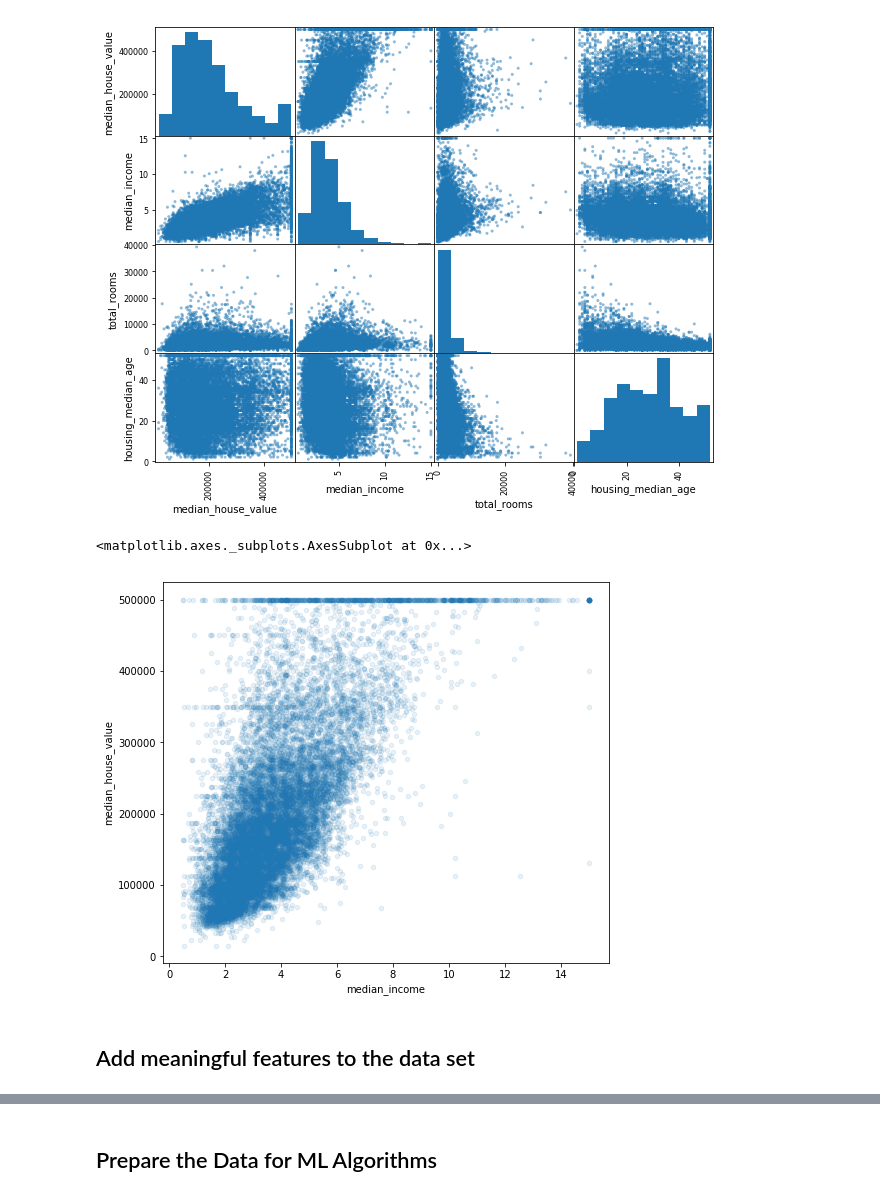
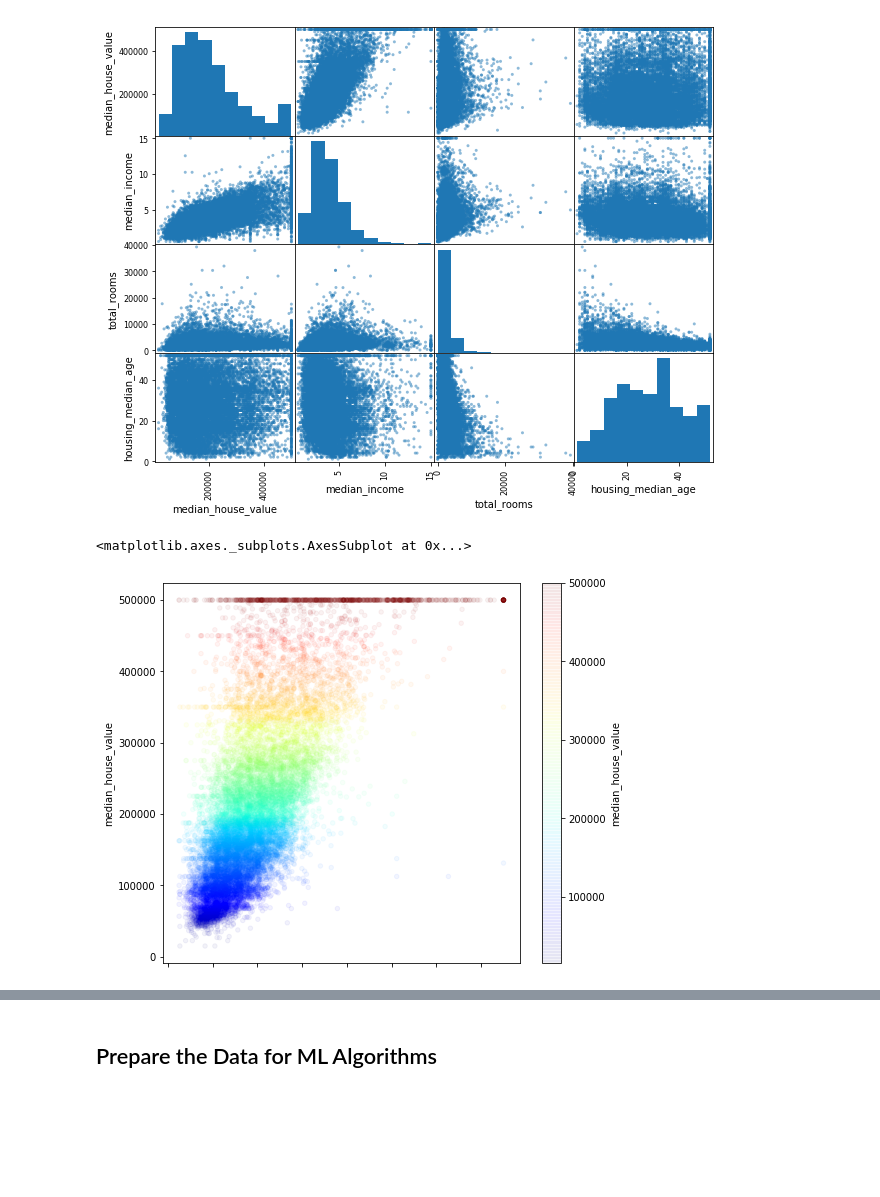
Before and after one commit to dmitryaleks/hands-on-ml, a Jupyter notebook: regression/regression-model.ipynb, the cells around one changed output, grey strips where cells are left out. Cells and saved outputs as stored; diff of their text form; code cells hidden in the pictures; blank space fills up the shorter version.

Commit message:
Regression: train a model and make predictions

```diff
--- a/regression/regression-model.ipynb
+++ b/regression/regression-model.ipynb
@@ -195,9 +223,7 @@ array([[<matplotlib.axes._subplots.AxesSubplot object at 0x...>,
 # %%
 # Plot a scatter matrix for the most promising feature
 
-train_set.plot(kind='scatter', x='median_income', y='median_house_value', alpha=0.1, figsize=(8,7))
+train_set.plot(kind='scatter', x='median_income', y='median_house_value', c='median_house_value', cmap=plt.get_cmap('jet'), alpha=0.05, figsize=(8,7))
 # %% [output]
 <matplotlib.axes._subplots.AxesSubplot at 0x...>
-[figure, old version]
+[figure, new version]
-# %% [markdown]
-## Add meaningful features to the data set
```
Also changed, not shown: parts of 30 cells of this notebook.
